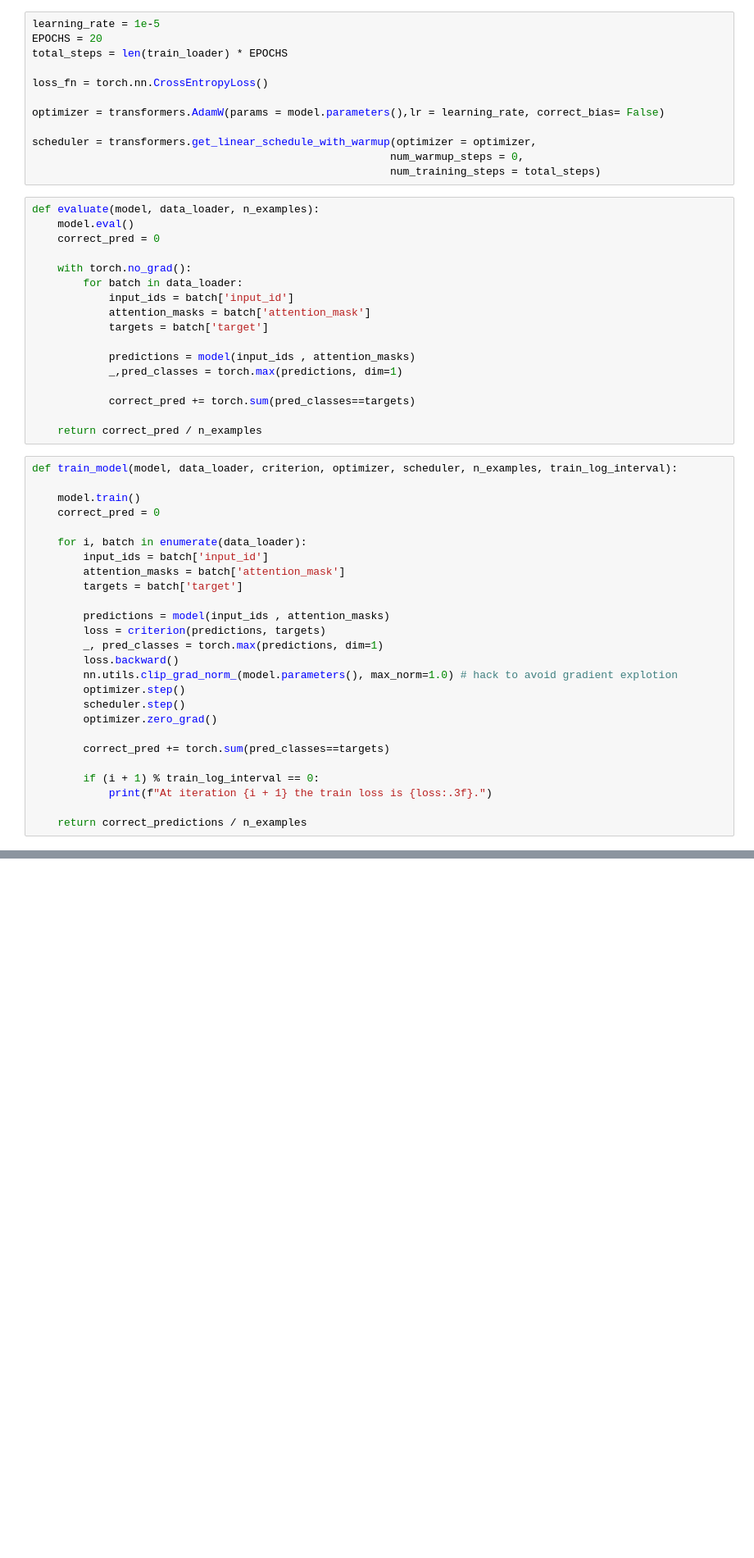
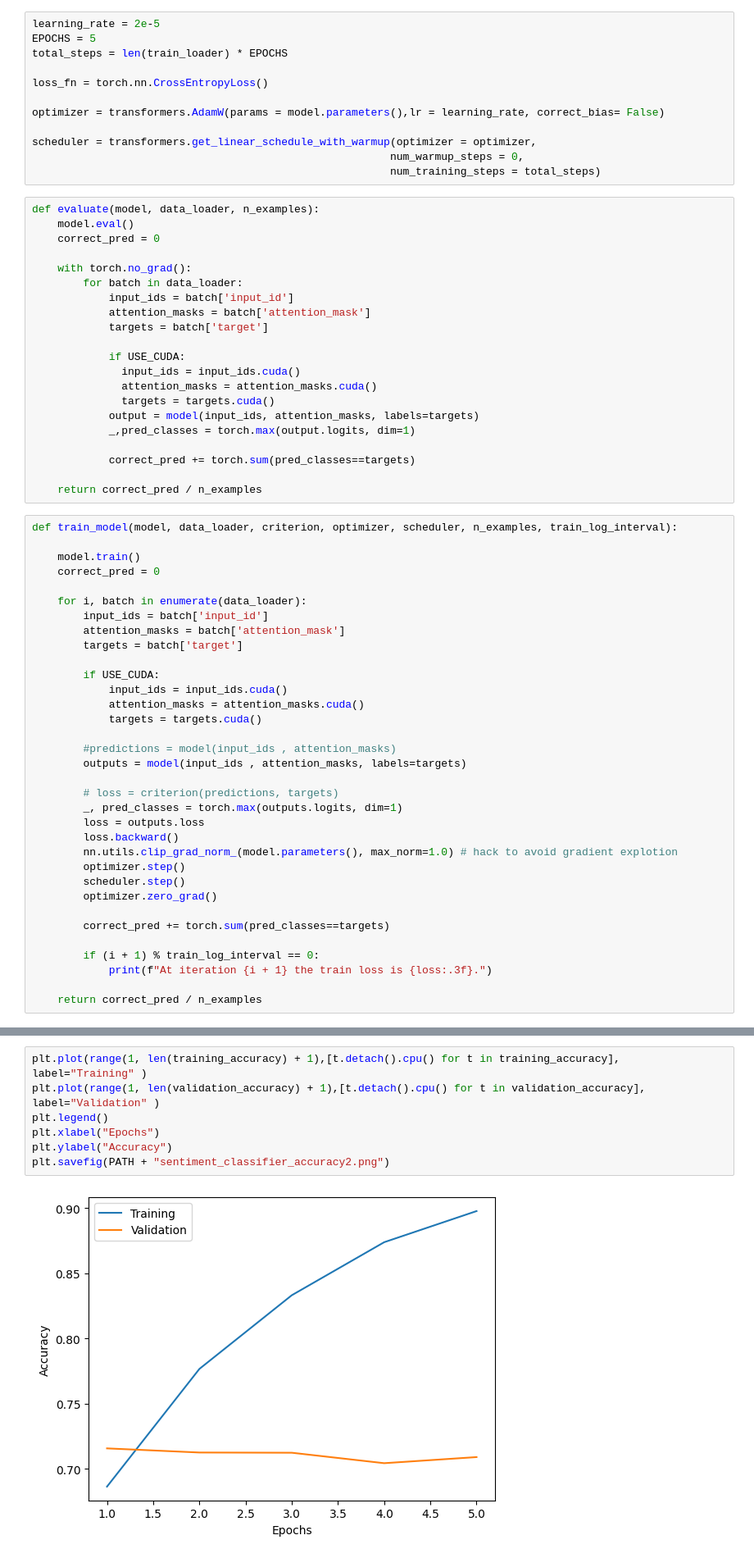
Before and after one commit to urban-perceptions/sentiment_analysis, a Jupyter notebook: tweet_sentiment_classifier.ipynb, the cells around one changed output, grey strips where cells are left out. Shown at 82% size. Drawn from its saved outputs; the diff is of its cells as text; blank space fills up the shorter version.

```diff
--- a/tweet_sentiment_classifier.ipynb
+++ b/tweet_sentiment_classifier.ipynb
@@ -147,6 +182,6 @@ Some weights of the model checkpoint at bert-base-cased were not used when initi
 # %%
-learning_rate = 1e-5
-EPOCHS = 20
+learning_rate = 2e-5
+EPOCHS = 5
 total_steps = len(train_loader) * EPOCHS
 
 loss_fn = torch.nn.CrossEntropyLoss()
@@ -167,8 +202,12 @@ def evaluate(model, data_loader, n_examples):
             attention_masks = batch['attention_mask']
             targets = batch['target']
 
-            predictions = model(input_ids , attention_masks)
-            _,pred_classes = torch.max(predictions, dim=1)
+            if USE_CUDA:
+              input_ids = input_ids.cuda()
+              attention_masks = attention_masks.cuda()
+              targets = targets.cuda()
+            output = model(input_ids, attention_masks, labels=targets)
+            _,pred_classes = torch.max(output.logits, dim=1)
 
             correct_pred += torch.sum(pred_classes==targets)
 
@@ -184,9 +223,17 @@ def train_model(model, data_loader, criterion, optimizer, scheduler, n_examples,
         attention_masks = batch['attention_mask']
         targets = batch['target']
 
-        predictions = model(input_ids , attention_masks)
-        loss = criterion(predictions, targets)
-        _, pred_classes = torch.max(predictions, dim=1)
+        if USE_CUDA:
+            input_ids = input_ids.cuda()
+            attention_masks = attention_masks.cuda()
+            targets = targets.cuda()
+
+        #predictions = model(input_ids , attention_masks)
+        outputs = model(input_ids , attention_masks, labels=targets)
+
+        # loss = criterion(predictions, targets)
+        _, pred_classes = torch.max(outputs.logits, dim=1)
+        loss = outputs.loss
         loss.backward()
         nn.utils.clip_grad_norm_(model.parameters(), max_norm=1.0) # hack to avoid gradient explotion
         optimizer.step()
@@ -198,5 +245,5 @@ def train_model(model, data_loader, criterion, optimizer, scheduler, n_examples,
         if (i + 1) % train_log_interval == 0:
             print(f"At iteration {i + 1} the train loss is {loss:.3f}.")
 
-    return correct_predictions / n_examples
+    return correct_pred / n_examples
 # %%
@@ -229,0 +355,9 @@ KeyboardInterrupt
+# %%
+plt.plot(range(1, len(training_accuracy) + 1),[t.detach().cpu() for t in training_accuracy], label="Training" )
+plt.plot(range(1, len(validation_accuracy) + 1),[t.detach().cpu() for t in validation_accuracy], label="Validation" )
+plt.legend()
+plt.xlabel("Epochs")
+plt.ylabel("Accuracy")
+plt.savefig(PATH + "sentiment_classifier_accuracy2.png")
+# %% [output]
+[figure, added]
```
Also changed, not shown: parts of 25 cells of this notebook, 1 other file.
